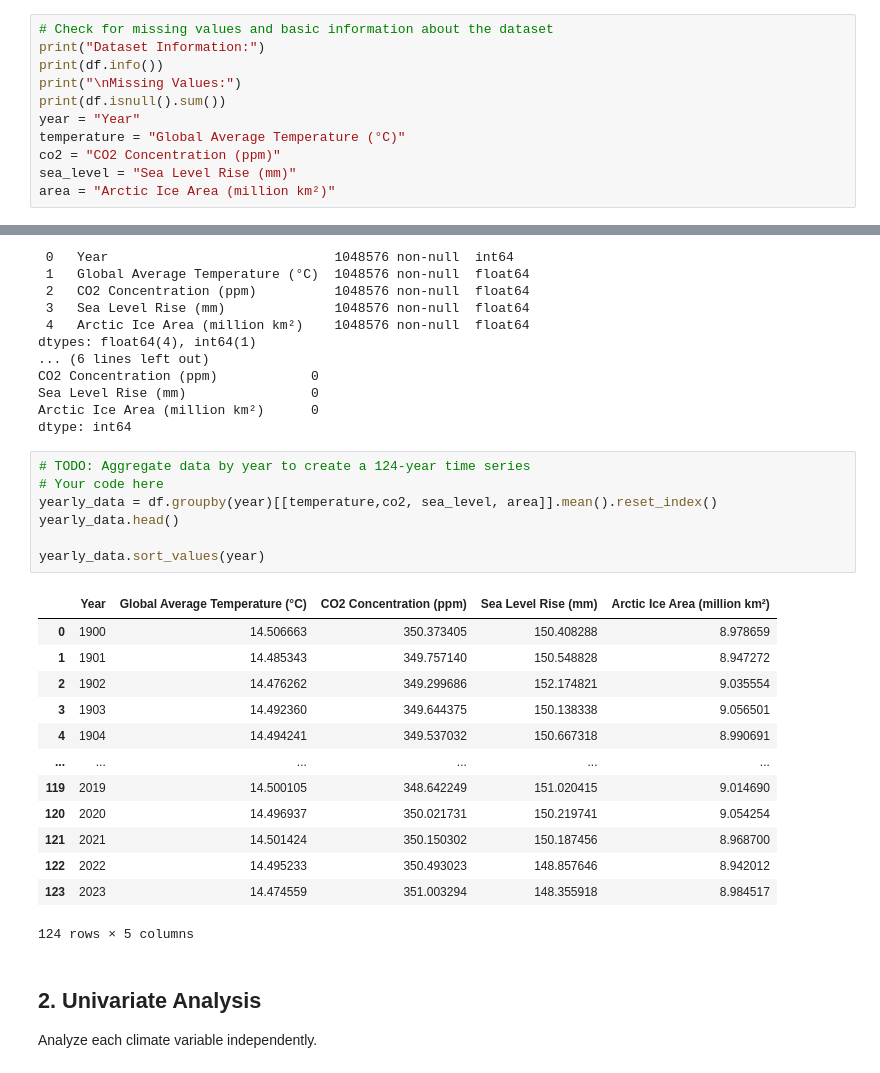
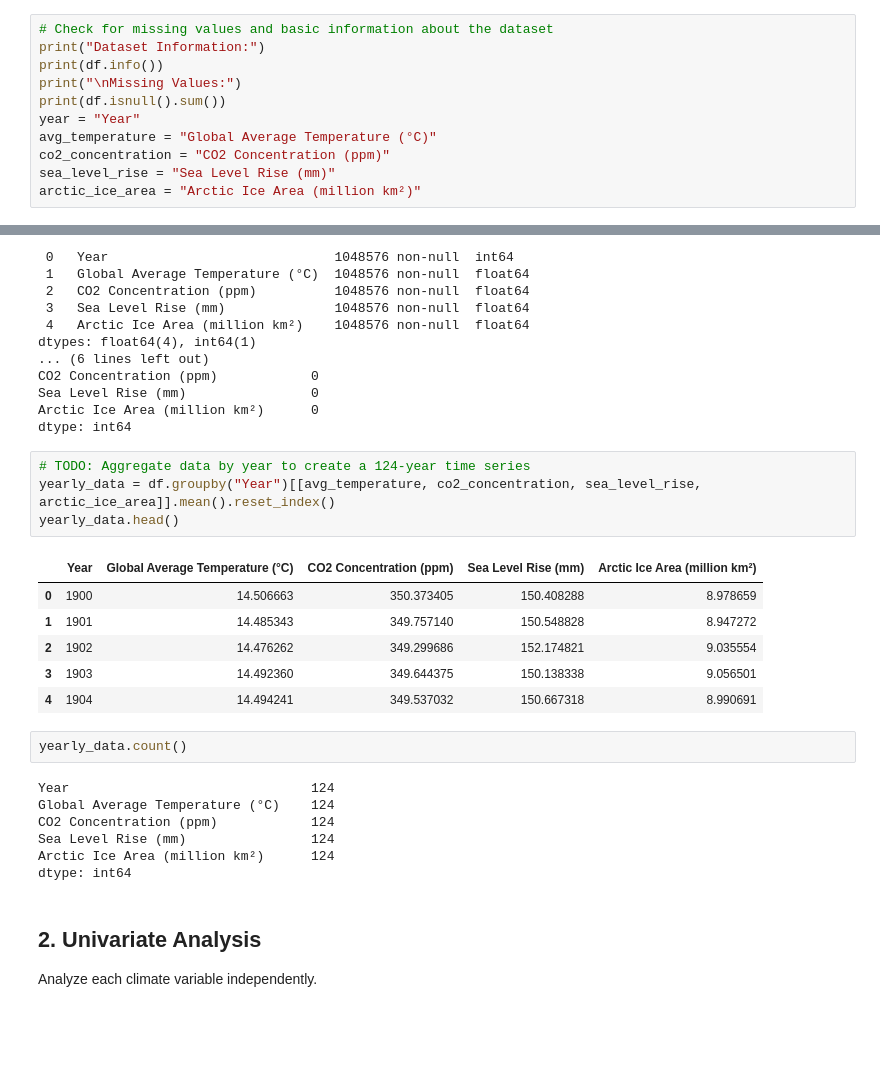
Before and after one commit to Omdena-NIC-Nepal/complete-eda-curious-coders, a Jupyter notebook: climate_eda.ipynb, the cells around one changed output, grey strips where cells are left out. Drawn from its saved outputs; the diff is of its cells as text; blank space fills up the shorter version.

```diff
--- a/climate_eda.ipynb
+++ b/climate_eda.ipynb
@@ -41,10 +40,10 @@ print(df.info())
 print("\nMissing Values:")
 print(df.isnull().sum())
 year = "Year"
-temperature = "Global Average Temperature (°C)"
-co2 = "CO2 Concentration (ppm)"
-sea_level = "Sea Level Rise (mm)"
-area = "Arctic Ice Area (million km²)"
+avg_temperature = "Global Average Temperature (°C)"
+co2_concentration = "CO2 Concentration (ppm)"
+sea_level_rise = "Sea Level Rise (mm)"
+arctic_ice_area = "Arctic Ice Area (million km²)"
 # %% [output]
 Dataset Information:
 <class 'pandas.core.frame.DataFrame'>
@@ -65,25 +64,24 @@ Arctic Ice Area (million km²)      0
 dtype: int64
 # %%
 # TODO: Aggregate data by year to create a 124-year time series
-# Your code here
-yearly_data = df.groupby(year)[[temperature,co2, sea_level, area]].mean().reset_index()
+yearly_data = df.groupby("Year")[[avg_temperature, co2_concentration, sea_level_rise, arctic_ice_area]].mean().reset_index()
 yearly_data.head()
-
-yearly_data.sort_values(year)
 # %% [output]
 |  | Year | Global Average Temperature (°C) | CO2 Concentration (ppm) | Sea Level Rise (mm) | Arctic Ice Area (million km²) |
 | 0 | 1900 | 14.506663 | 350.373405 | 150.408288 | 8.978659 |
 | 1 | 1901 | 14.485343 | 349.757140 | 150.548828 | 8.947272 |
 | 2 | 1902 | 14.476262 | 349.299686 | 152.174821 | 9.035554 |
 | 3 | 1903 | 14.492360 | 349.644375 | 150.138338 | 9.056501 |
 | 4 | 1904 | 14.494241 | 349.537032 | 150.667318 | 8.990691 |
-| ... | ... | ... | ... | ... | ... |
-| 119 | 2019 | 14.500105 | 348.642249 | 151.020415 | 9.014690 |
-| 120 | 2020 | 14.496937 | 350.021731 | 150.219741 | 9.054254 |
-| 121 | 2021 | 14.501424 | 350.150302 | 150.187456 | 8.968700 |
-| 122 | 2022 | 14.495233 | 350.493023 | 148.857646 | 8.942012 |
-| 123 | 2023 | 14.474559 | 351.003294 | 148.355918 | 8.984517 |
-124 rows × 5 columns
+# %%
+yearly_data.count()
+# %% [output]
+Year                               124
+Global Average Temperature (°C)    124
+CO2 Concentration (ppm)            124
+Sea Level Rise (mm)                124
+Arctic Ice Area (million km²)      124
+dtype: int64
 # %% [markdown]
 ## 2. Univariate Analysis
 
```
Also changed, not shown: parts of 29 cells of this notebook.
